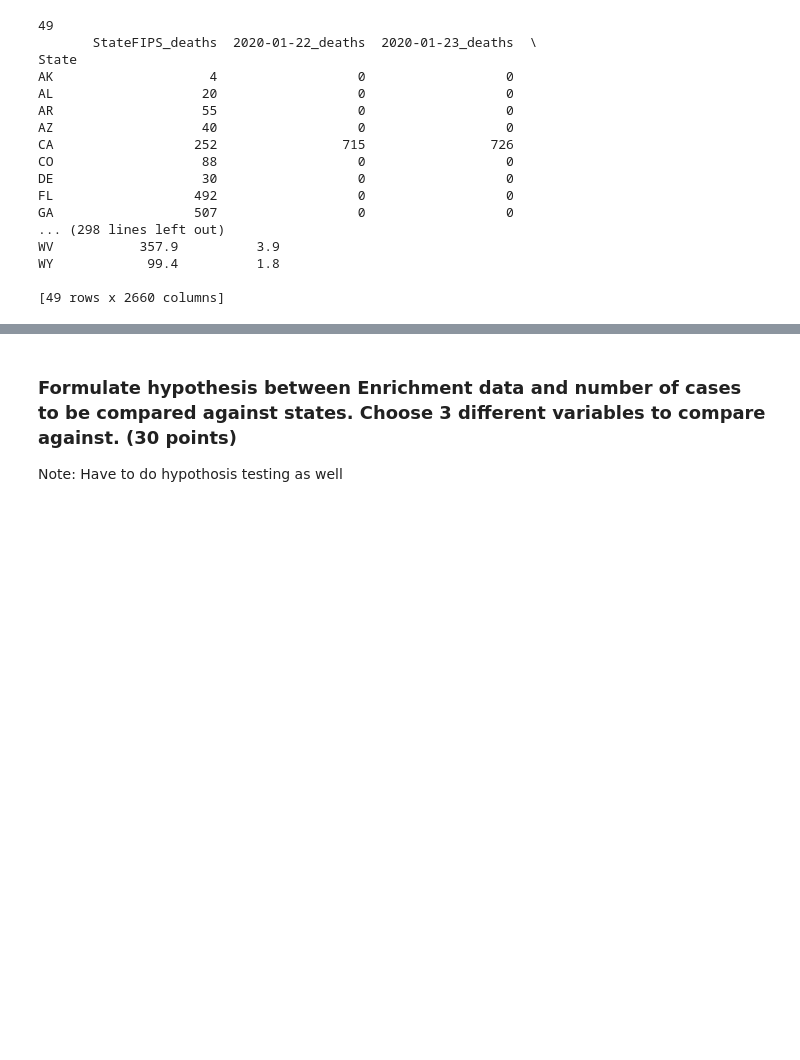
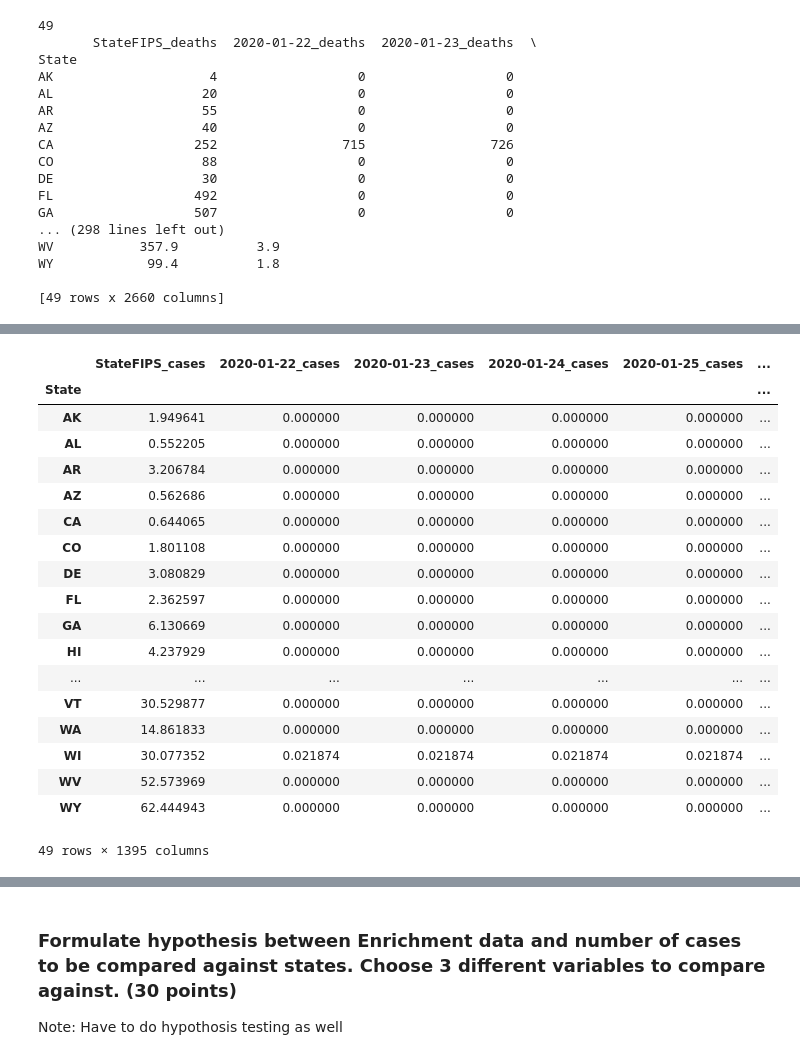
Before and after one commit to aiwayemi/Group-1, a Jupyter notebook: Project Stage - III - Kevin Hayes.ipynb, the cells around one changed output, grey strips where cells are left out. Cells and saved outputs as stored; diff of their text form; code cells hidden in the pictures; blank space fills up the shorter version.

```diff
--- a/Project Stage - III - Kevin Hayes.ipynb
+++ b/Project Stage - III - Kevin Hayes.ipynb
@@ -408,0 +461,33 @@ WY            99.4          1.8
+# %%
+#Normalize for population
+
+population = statewide_df["population"].copy()
+#print(population)
+
+
+statewide_df = statewide_df.div(population, axis = 0)
+statewide_df = statewide_df.apply(lambda x : x * 100000)
+
+statewide_df.div(population)
+
+statewide_df
+# %% [output]
+|  | StateFIPS_cases | 2020-01-22_cases | 2020-01-23_cases | 2020-01-24_cases | 2020-01-25_cases | ... |
+| State |  |  |  |  |  | ... |
+| AK | 1.949641 | 0.000000 | 0.000000 | 0.000000 | 0.000000 | ... |
+| AL | 0.552205 | 0.000000 | 0.000000 | 0.000000 | 0.000000 | ... |
+| AR | 3.206784 | 0.000000 | 0.000000 | 0.000000 | 0.000000 | ... |
+| AZ | 0.562686 | 0.000000 | 0.000000 | 0.000000 | 0.000000 | ... |
+| CA | 0.644065 | 0.000000 | 0.000000 | 0.000000 | 0.000000 | ... |
+| CO | 1.801108 | 0.000000 | 0.000000 | 0.000000 | 0.000000 | ... |
+| DE | 3.080829 | 0.000000 | 0.000000 | 0.000000 | 0.000000 | ... |
+| FL | 2.362597 | 0.000000 | 0.000000 | 0.000000 | 0.000000 | ... |
+| GA | 6.130669 | 0.000000 | 0.000000 | 0.000000 | 0.000000 | ... |
+| HI | 4.237929 | 0.000000 | 0.000000 | 0.000000 | 0.000000 | ... |
+| ... | ... | ... | ... | ... | ... | ... |
+| VT | 30.529877 | 0.000000 | 0.000000 | 0.000000 | 0.000000 | ... |
+| WA | 14.861833 | 0.000000 | 0.000000 | 0.000000 | 0.000000 | ... |
+| WI | 30.077352 | 0.021874 | 0.021874 | 0.021874 | 0.021874 | ... |
+| WV | 52.573969 | 0.000000 | 0.000000 | 0.000000 | 0.000000 | ... |
+| WY | 62.444943 | 0.000000 | 0.000000 | 0.000000 | 0.000000 | ... |
+49 rows × 1395 columns
```
Also changed, not shown: parts of 5 cells of this notebook.
